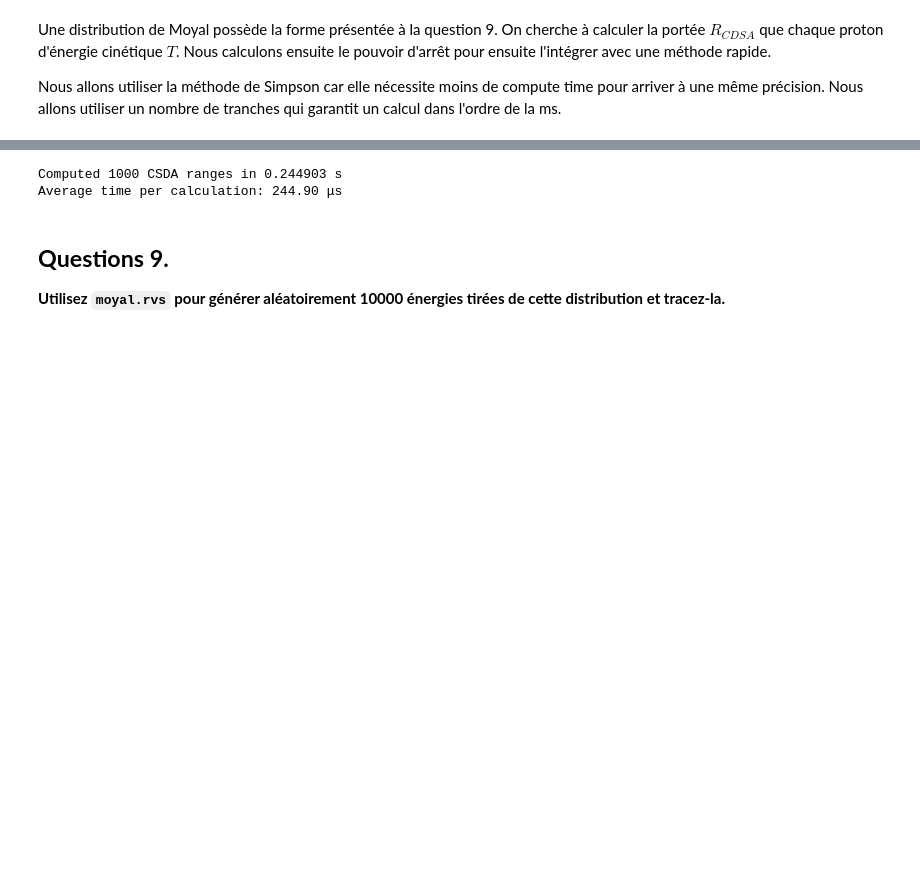
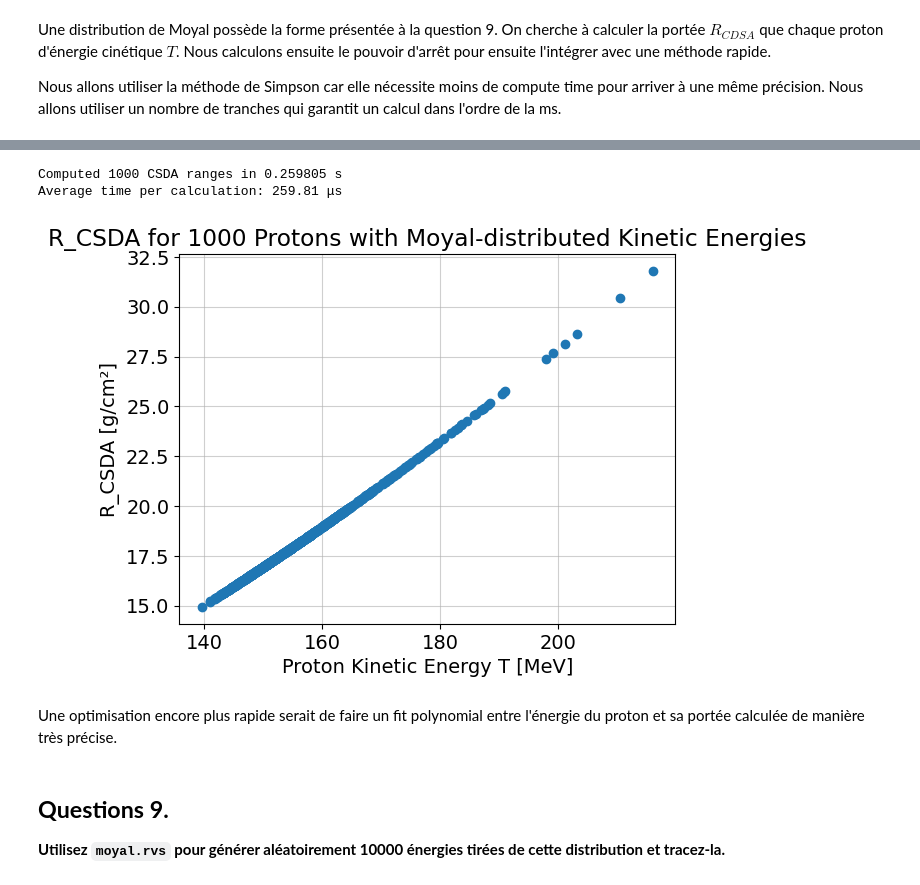
Before and after one commit to Eloi-Blouin/GPH-University-Laval-Course, a Jupyter notebook: Ulaval Session 8 Hiver 2026/Physique Numérique/TP1/TP1_ÉloiBlouin_ClémentPoulin.ipynb, the cells around one changed output, grey strips where cells are left out. Cells and saved outputs as stored; diff of their text form; code cells hidden in the pictures; blank space fills up the shorter version.

Commit message:
Question 8 optimisation add plot title

````diff
--- a/Ulaval Session 8 Hiver 2026/Physique Numérique/TP1/TP1_ÉloiBlouin_ClémentPoulin.ipynb
+++ b/Ulaval Session 8 Hiver 2026/Physique Numérique/TP1/TP1_ÉloiBlouin_ClémentPoulin.ipynb
@@ -970,25 +970,35 @@ R_CSDA for a single T value: 15.787069809305999 g/cm²
 # %%
 # Speed test: 1000 single-proton calculations
 n = 1000
 T_samples_MeV = sp.stats.moyal.rvs(loc=moyal_loc, scale=moyal_scale, size=n)
 T_samples_J = T_samples_MeV * 1e6 * cte.e
 
 start_time = timeit.default_timer()
 R_CSDA_samples = []
 for T_J in T_samples_J:
     R_CSDA_val = simpson(f_inv_S, T_proton_low, T_J, N_simp_8_optimisation) * conv_factor_range
     R_CSDA_samples.append(R_CSDA_val)
 end_time = timeit.default_timer()
 
 elapsed = end_time - start_time
 count = len(R_CSDA_samples)
 time_per_calc = elapsed / count if count > 0 else float('nan')
 
 print(f"\nComputed {count} CSDA ranges in {elapsed:.6f} s")
 print(f"Average time per calculation: {time_per_calc*1e6:.2f} μs")
+
+plt.plot(T_samples_MeV, R_CSDA_samples, 'o')
+plt.xlabel("Proton Kinetic Energy T [MeV]")
+plt.ylabel("R_CSDA [g/cm²]")
+plt.title("R_CSDA for 1000 Protons with Moyal-distributed Kinetic Energies")
+plt.grid(alpha=0.6)
+plt.show()
 # %% [output]
-Computed 1000 CSDA ranges in 0.244903 s
-Average time per calculation: 244.90 μs
+Computed 1000 CSDA ranges in 0.259805 s
+Average time per calculation: 259.81 μs
+[figure, added]
+# %% [markdown]
+Une optimisation encore plus rapide serait de faire un fit polynomial entre l'énergie du proton et sa portée calculée de manière très précise.
 # %% [markdown]
 ## **Questions 9.**
 **Utilisez ```moyal.rvs``` pour générer aléatoirement 10000 énergies tirées de cette distribution et tracez-la.**
````
Also changed, not shown: parts of 4 cells of this notebook.
